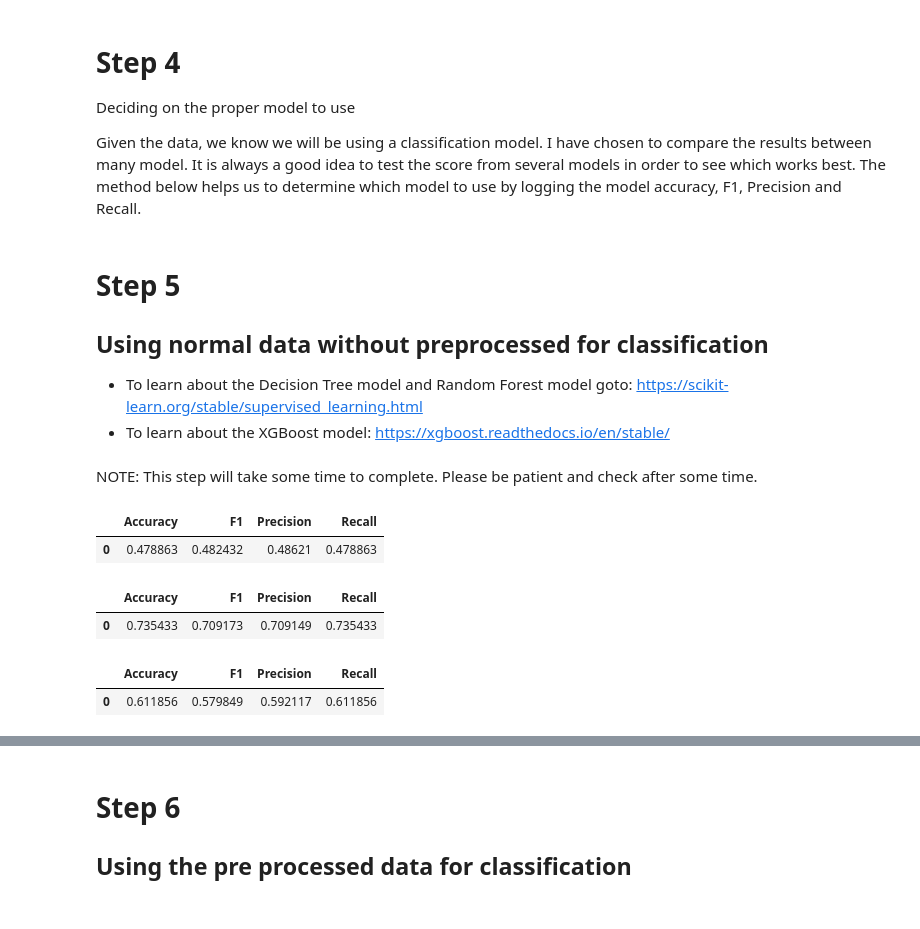
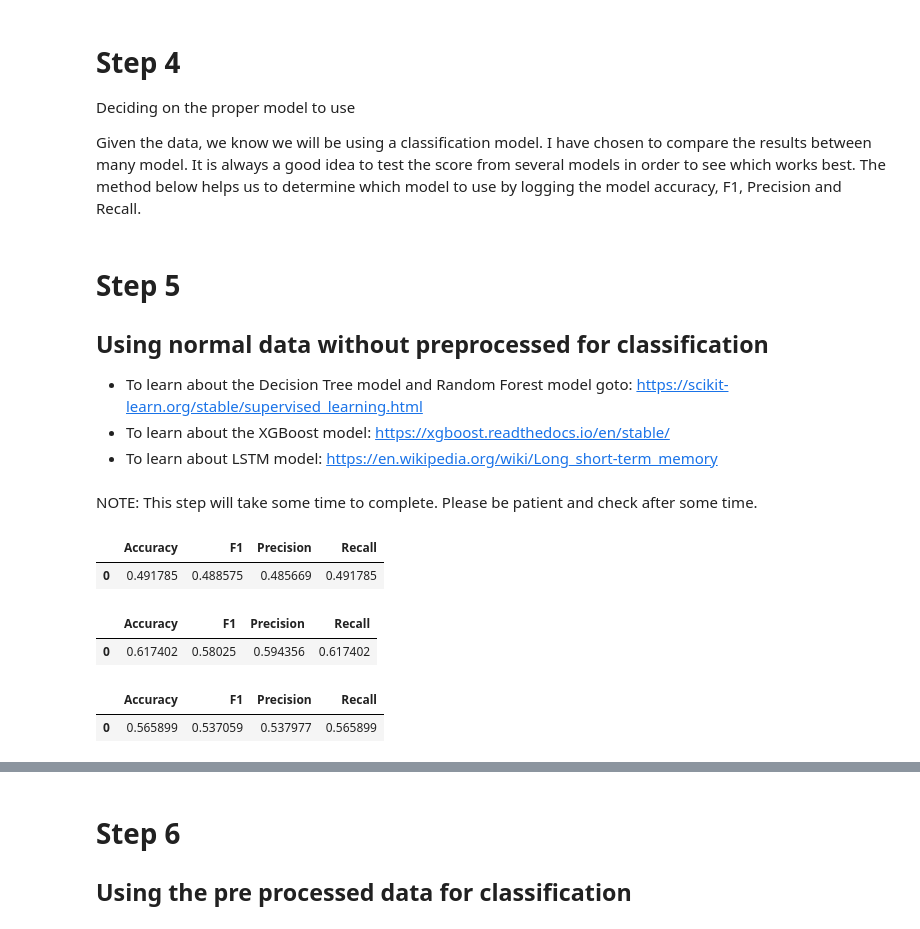
Before and after one commit to bhaskar-debug/poker, a Jupyter notebook: poker-hand-prediction.ipynb, the cells around one changed output, grey strips where cells are left out. Saved outputs shown, nothing was run; the diff lists cells and outputs as text; code cells hidden in the pictures.

```diff
--- a/poker-hand-prediction.ipynb
+++ b/poker-hand-prediction.ipynb
@@ -186,16 +187,16 @@ Deciding on the proper model to use
 Given the data, we know we will be using a classification model. I have chosen to compare the results between many model. It is always a good idea to test the score from several models in order to see which works best.
 The method below helps us to determine which model to use by logging the model accuracy, F1, Precision and Recall.
 # %%
-def get_model_log(model, xtrain, ytrain, xtest, ytest):
+
+def get_model_log(model, xtest, ytest, model_name= 'model'):
     """
     Trains a machine learning model and evaluates its performance metrics.
 
     Args:
-        model: The machine learning model to be trained and evaluated.
-        xtrain (pd.DataFrame): The training data features.
-        ytrain (pd.Series): The training data target labels.
-        xtest (pd.DataFrame): The testing data features.
-        ytest (pd.Series): The testing data target labels.
+       model: The machine learning model to train and evaluate.
+       xtest (pd.DataFrame): The testing data features.
+       ytest (pd.Series): The testing data target labels.
+       model_name (str, optional): The name of the model. Defaults to 'model'.
 
     Returns:
         pd.DataFrame: A DataFrame containing the model's performance metrics:
@@ -204,9 +205,15 @@ def get_model_log(model, xtrain, ytrain, xtest, ytest):
             - Precision (weighted average)
             - Recall (weighted average)
     """
-    model.fit(xtrain, ytrain)
+
 
     y_pred = model.predict(xtest)
+    if 'lstm' in model_name.lower():
+      # Convert predictions to class labels
+      print(f"LSTM pred probability: {y_pred}")
+      y_pred = np.argmax(y_pred, axis=1)
+      print(f"LSTM prediction hand: {y_pred}")
+
     model_log = pd.DataFrame(columns=["Accuracy", "F1", "Precision", "Recall"])
     model_log.loc[0, "Accuracy"] = accuracy_score(ytest, y_pred)
     model_log.loc[0, "F1"] = f1_score(ytest, y_pred, average="weighted")
@@ -221,26 +228,33 @@ def get_model_log(model, xtrain, ytrain, xtest, ytest):
 
 - To learn about the Decision Tree model and Random Forest model goto: https://scikit-learn.org/stable/supervised_learning.html
 - To learn about the XGBoost model: https://xgboost.readthedocs.io/en/stable/
+- To learn about LSTM model: https://en.wikipedia.org/wiki/Long_short-term_memory
 # %% [markdown]
 NOTE: This step will take some time to complete. Please be patient and check after some time.
 # %%
-dt = DecisionTreeClassifier(min_samples_split=2, min_samples_leaf=1, criterion="gini")
-dt_log = get_model_log(dt, X_train, y_train, X_test, y_test)
+dt = DecisionTreeClassifier(min_samples_split=4, min_samples_leaf=1)
+dt.fit(X_train, y_train)
+
+dt_log = get_model_log(dt, X_test, y_test, model_name='dt')
 dt_log
 # %% [output]
 |  | Accuracy | F1 | Precision | Recall |
-| 0 | 0.478863 | 0.482432 | 0.48621 | 0.478863 |
+| 0 | 0.491785 | 0.488575 | 0.485669 | 0.491785 |
 # %%
-xgb = XGBClassifier(learning_rate=0.3, n_estimators=100, max_depth=6)
-xgb_log = get_model_log(xgb, X_train, y_train, X_test, y_test)
+xgb = XGBClassifier(learning_rate=0.3, n_estimators=10, max_depth=6)
+xgb.fit(X_train, y_train)
+
+xgb_log = get_model_log(xgb, X_test, y_test, model_name='xgb')
 xgb_log
 # %% [output]
 |  | Accuracy | F1 | Precision | Recall |
-| 0 | 0.735433 | 0.709173 | 0.709149 | 0.735433 |
+| 0 | 0.617402 | 0.58025 | 0.594356 | 0.617402 |
 # %%
-rf = RandomForestClassifier(n_estimators=100, criterion="gini")
-rf_log = get_model_log(rf, X_train, y_train, X_test, y_test)
+rf = RandomForestClassifier(n_estimators=10)
+rf.fit(X_train, y_train)
+
+rf_log = get_model_log(rf, X_test, y_test, model_name='rf')
 rf_log
 # %% [output]
 |  | Accuracy | F1 | Precision | Recall |
-| 0 | 0.611856 | 0.579849 | 0.592117 | 0.611856 |
+| 0 | 0.565899 | 0.537059 | 0.537977 | 0.565899 |
```
Also changed, not shown: parts of 19 cells of this notebook, 3 other files.
